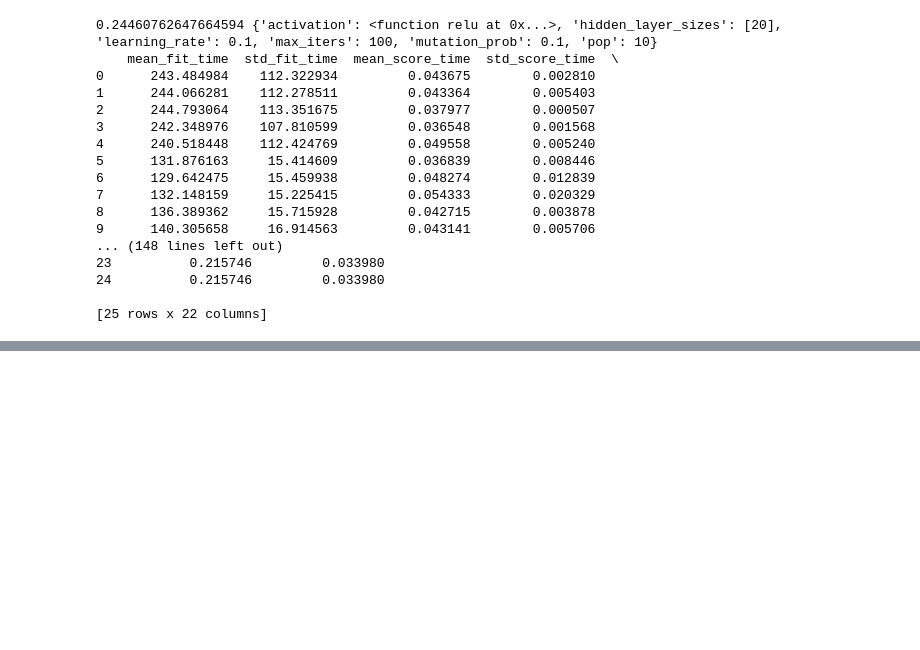
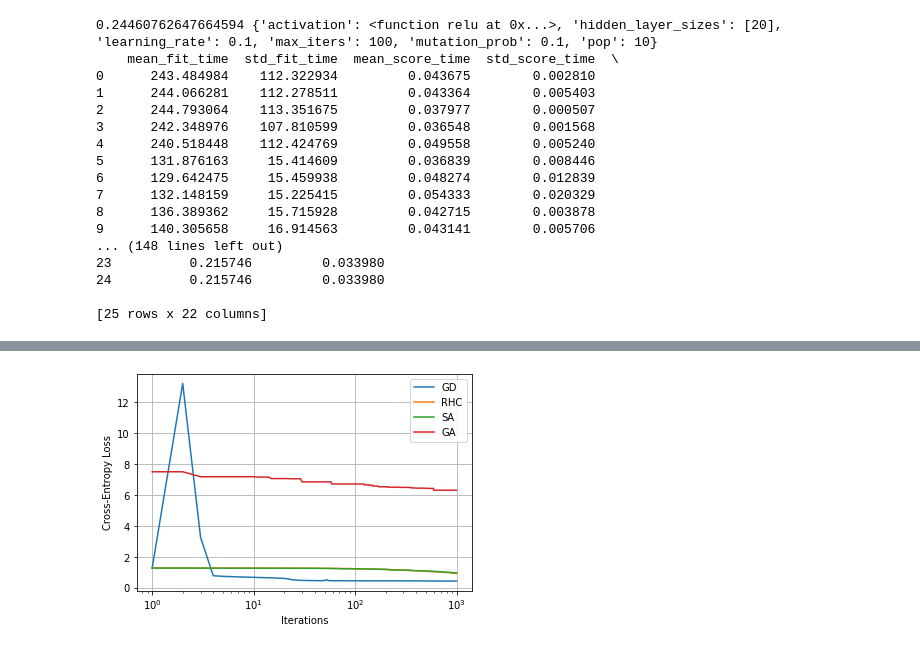
Before and after one commit to luclement/ml-assignment2, a Jupyter notebook: Randomized_Optimization.ipynb, the cells around one changed output, grey strips where cells are left out. Cells and saved outputs as stored; diff of their text form; code cells hidden in the pictures; blank space fills up the shorter version.

```diff
--- a/Randomized_Optimization.ipynb
+++ b/Randomized_Optimization.ipynb
@@ -691,0 +724,15 @@ print(classification_report(y_test, nn_ga_pred, digits=4))
+# %%
+# Plot the data
+plt.figure()
+plt.grid()
+fit_times = [('GD', [-score for score in nn_sgd_model.fitness_curve]), ('RHC', nn_rhc_model.fitness_curve), ('SA', nn_sa_model.fitness_curve), ('GA', nn_ga_model.fitness_curve)]
+iters = range(1, 1001)
+for algo, scores in fit_times:
+    plt.semilogx(iters, scores, '-', label=algo)
+plt.legend()
+plt.ylabel('Cross-Entropy Loss')
+plt.xlabel('Iterations')
+# Show the plot
+plt.show()
+# %% [output]
+[figure, added]
```
Also changed, not shown: parts of 8 cells of this notebook.
